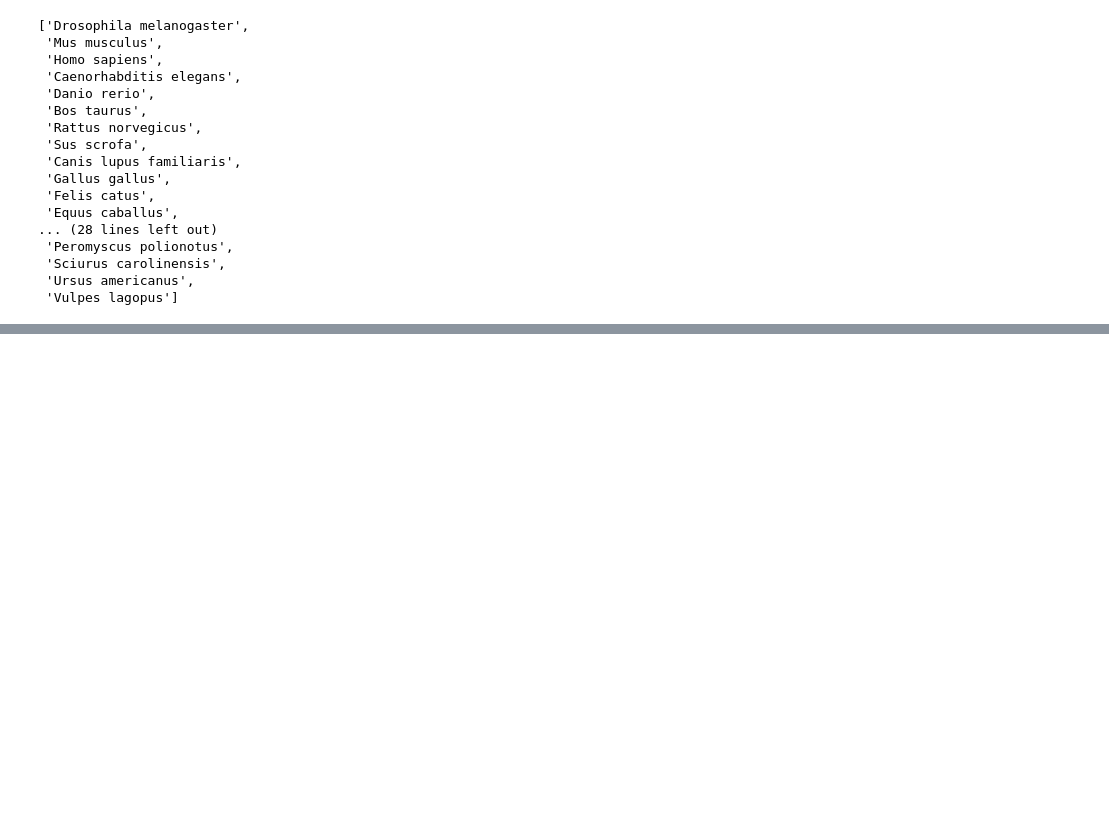
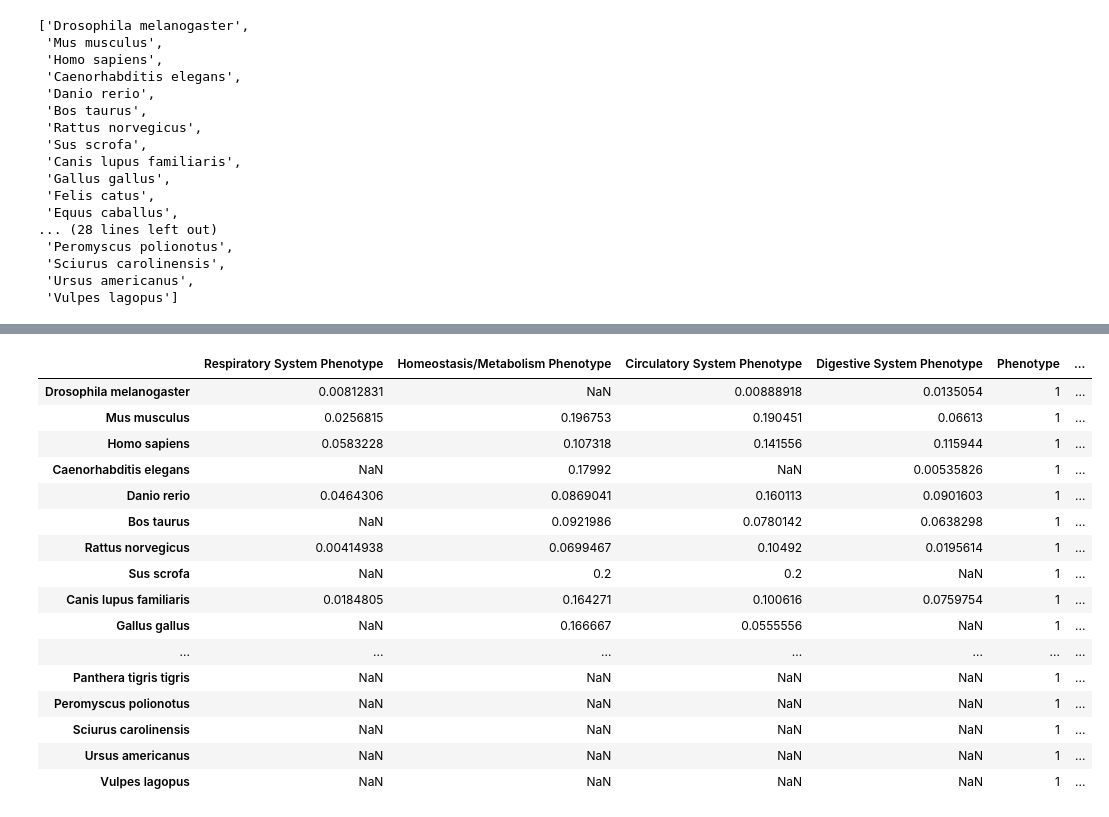
Before and after one commit to monarch-initiative/analysis-sandbox, a Jupyter notebook: notebooks/phenotype-pivot-table.ipynb, the cells around one changed output, grey strips where cells are left out. Saved outputs shown, nothing was run; the diff lists cells and outputs as text; code cells hidden in the pictures; blank space fills up the shorter version.

Commit message:
get ratio table

```diff
--- a/notebooks/phenotype-pivot-table.ipynb
+++ b/notebooks/phenotype-pivot-table.ipynb
@@ -98 +98,27 @@ facet_table
+# %%
+ratio_table = pd.DataFrame(columns=list(categories.values()), index=rows)
+
+for index, row in facet_table.iterrows():
+    for column in categories.values():
+        ratio_table.at[index, column] = row[column]/row['Phenotype']
+
+ratio_table
+# %% [output]
+|  | Respiratory System Phenotype | Homeostasis/Metabolism Phenotype | Circulatory System Phenotype | Digestive System Phenotype | Phenotype | ... |
+| Drosophila melanogaster | 0.00812831 | NaN | 0.00888918 | 0.0135054 | 1 | ... |
+| Mus musculus | 0.0256815 | 0.196753 | 0.190451 | 0.06613 | 1 | ... |
+| Homo sapiens | 0.0583228 | 0.107318 | 0.141556 | 0.115944 | 1 | ... |
+| Caenorhabditis elegans | NaN | 0.17992 | NaN | 0.00535826 | 1 | ... |
+| Danio rerio | 0.0464306 | 0.0869041 | 0.160113 | 0.0901603 | 1 | ... |
+| Bos taurus | NaN | 0.0921986 | 0.0780142 | 0.0638298 | 1 | ... |
+| Rattus norvegicus | 0.00414938 | 0.0699467 | 0.10492 | 0.0195614 | 1 | ... |
+| Sus scrofa | NaN | 0.2 | 0.2 | NaN | 1 | ... |
+| Canis lupus familiaris | 0.0184805 | 0.164271 | 0.100616 | 0.0759754 | 1 | ... |
+| Gallus gallus | NaN | 0.166667 | 0.0555556 | NaN | 1 | ... |
+| ... | ... | ... | ... | ... | ... | ... |
+| Panthera tigris tigris | NaN | NaN | NaN | NaN | 1 | ... |
+| Peromyscus polionotus | NaN | NaN | NaN | NaN | 1 | ... |
+| Sciurus carolinensis | NaN | NaN | NaN | NaN | 1 | ... |
+| Ursus americanus | NaN | NaN | NaN | NaN | 1 | ... |
+| Vulpes lagopus | NaN | NaN | NaN | NaN | 1 | ... |
 # %%
```
Also changed, not shown: parts of 2 cells of this notebook.
